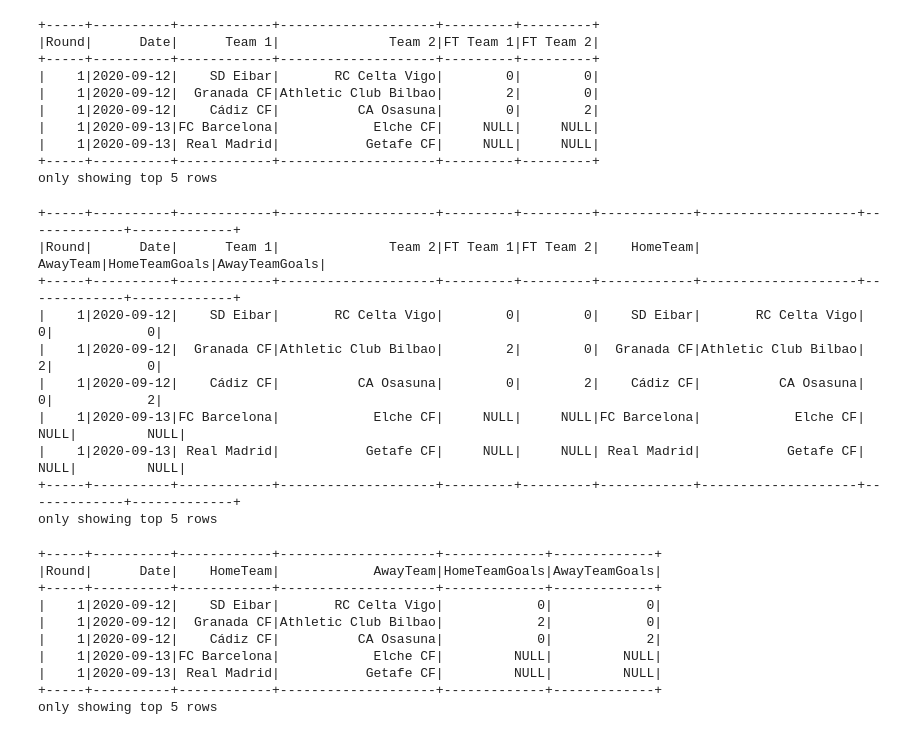
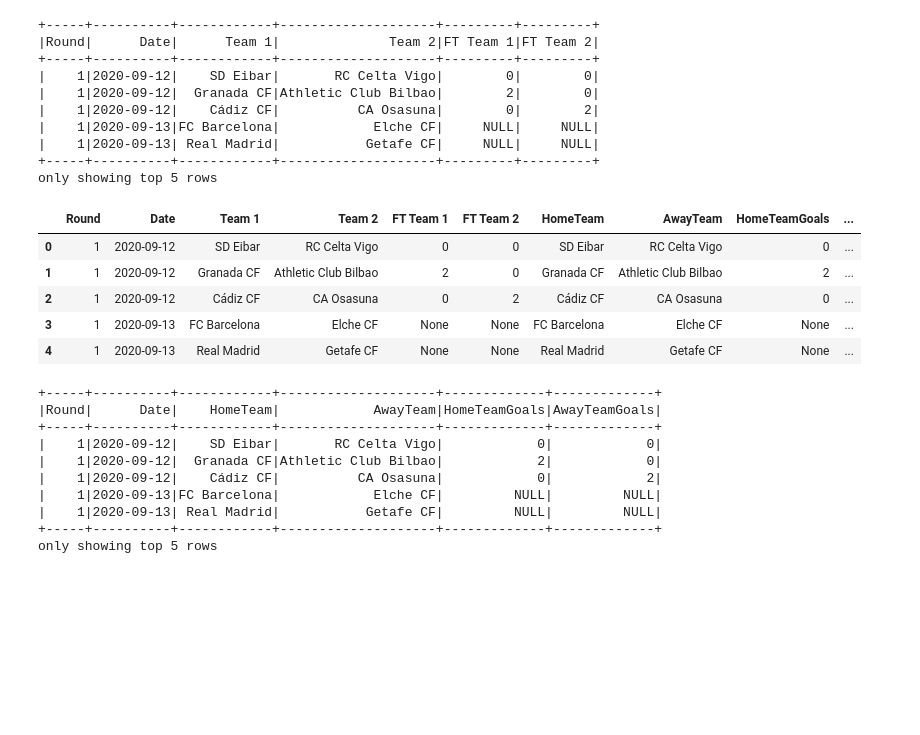
Before and after one commit to mojkej/football_es, a Jupyter notebook: football_es.ipynb, the cells around one changed output. Drawn from its saved outputs; the diff is of its cells as text; code cells hidden in the pictures; blank space fills up the shorter version.

```diff
--- a/football_es.ipynb
+++ b/football_es.ipynb
@@ -63,18 +69,14 @@ df = df.selectExpr(
 )
 # %%
 # Show a sample after renaming to verify aliases are correct
-df.show(5)
+df.toPandas().head(5)
 # %% [output]
-+-----+----------+------------+--------------------+---------+---------+------------+--------------------+-------------+-------------+
-|Round|      Date|      Team 1|              Team 2|FT Team 1|FT Team 2|    HomeTeam|            AwayTeam|HomeTeamGoals|AwayTeamGoals|
-+-----+----------+------------+--------------------+---------+---------+------------+--------------------+-------------+-------------+
-|    1|2020-09-12|    SD Eibar|       RC Celta Vigo|        0|        0|    SD Eibar|       RC Celta Vigo|            0|            0|
-|    1|2020-09-12|  Granada CF|Athletic Club Bilbao|        2|        0|  Granada CF|Athletic Club Bilbao|            2|            0|
-|    1|2020-09-12|    Cádiz CF|          CA Osasuna|        0|        2|    Cádiz CF|          CA Osasuna|            0|            2|
-|    1|2020-09-13|FC Barcelona|            Elche CF|     NULL|     NULL|FC Barcelona|            Elche CF|         NULL|         NULL|
-|    1|2020-09-13| Real Madrid|           Getafe CF|     NULL|     NULL| Real Madrid|           Getafe CF|         NULL|         NULL|
-+-----+----------+------------+--------------------+---------+---------+------------+--------------------+-------------+-------------+
-only showing top 5 rows
+|  | Round | Date | Team 1 | Team 2 | FT Team 1 | FT Team 2 | HomeTeam | AwayTeam | HomeTeamGoals | ... |
+| 0 | 1 | 2020-09-12 | SD Eibar | RC Celta Vigo | 0 | 0 | SD Eibar | RC Celta Vigo | 0 | ... |
+| 1 | 1 | 2020-09-12 | Granada CF | Athletic Club Bilbao | 2 | 0 | Granada CF | Athletic Club Bilbao | 2 | ... |
+| 2 | 1 | 2020-09-12 | Cádiz CF | CA Osasuna | 0 | 2 | Cádiz CF | CA Osasuna | 0 | ... |
+| 3 | 1 | 2020-09-13 | FC Barcelona | Elche CF | None | None | FC Barcelona | Elche CF | None | ... |
+| 4 | 1 | 2020-09-13 | Real Madrid | Getafe CF | None | None | Real Madrid | Getafe CF | None | ... |
 # %%
 # Drop original columns that are no longer needed after aliasing
 df = df.drop("FT Team 1", "FT Team 2", "Team 1", "Team 2")
```
Also changed, not shown: parts of 16 cells of this notebook, 4 other files.
